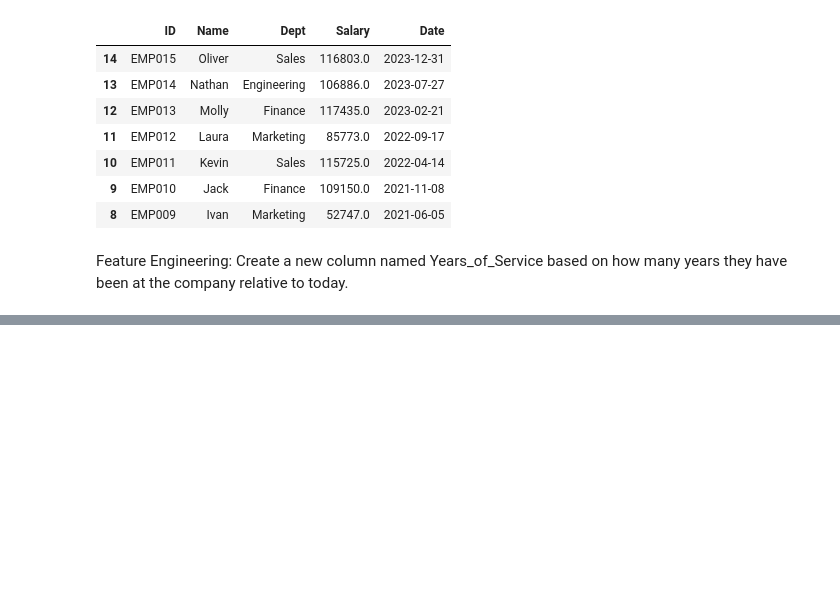
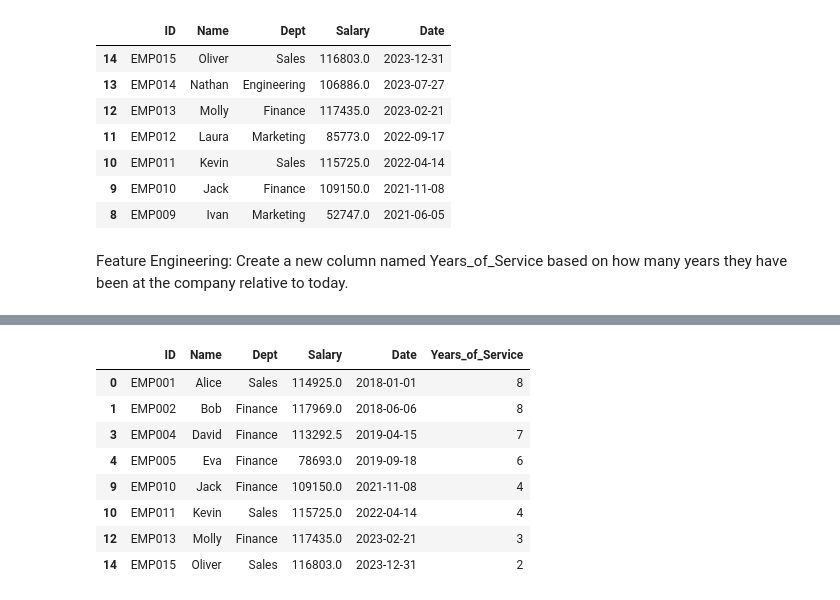
Before and after one commit to waseem123/da-feb-26, a Jupyter notebook: pandas-tutorials/pandas-assignment1.ipynb, the cells around one changed output, grey strips where cells are left out. Saved outputs shown, nothing was run; the diff lists cells and outputs as text; code cells hidden in the pictures; blank space fills up the shorter version.

```diff
--- a/pandas-tutorials/pandas-assignment1.ipynb
+++ b/pandas-tutorials/pandas-assignment1.ipynb
@@ -246,0 +265,12 @@ df
+# %%
+df[df['Dept'].isin(['Sales','Finance'])]
+# %% [output]
+|  | ID | Name | Dept | Salary | Date | Years_of_Service |
+| 0 | EMP001 | Alice | Sales | 114925.0 | 2018-01-01 | 8 |
+| 1 | EMP002 | Bob | Finance | 117969.0 | 2018-06-06 | 8 |
+| 3 | EMP004 | David | Finance | 113292.5 | 2019-04-15 | 7 |
+| 4 | EMP005 | Eva | Finance | 78693.0 | 2019-09-18 | 6 |
+| 9 | EMP010 | Jack | Finance | 109150.0 | 2021-11-08 | 4 |
+| 10 | EMP011 | Kevin | Sales | 115725.0 | 2022-04-14 | 4 |
+| 12 | EMP013 | Molly | Finance | 117435.0 | 2023-02-21 | 3 |
+| 14 | EMP015 | Oliver | Sales | 116803.0 | 2023-12-31 | 2 |
```
Also changed, not shown: parts of 12 cells of this notebook.
